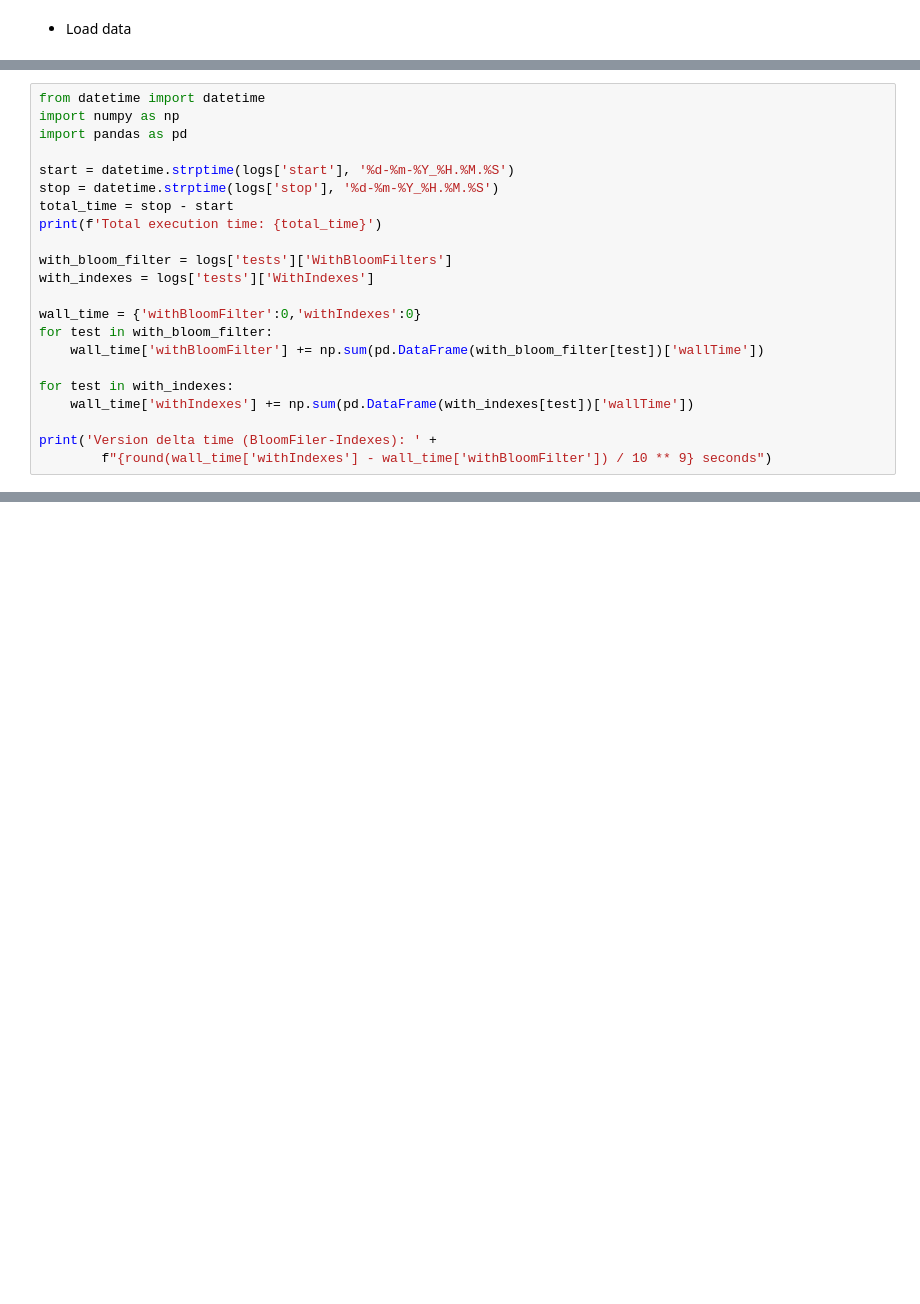
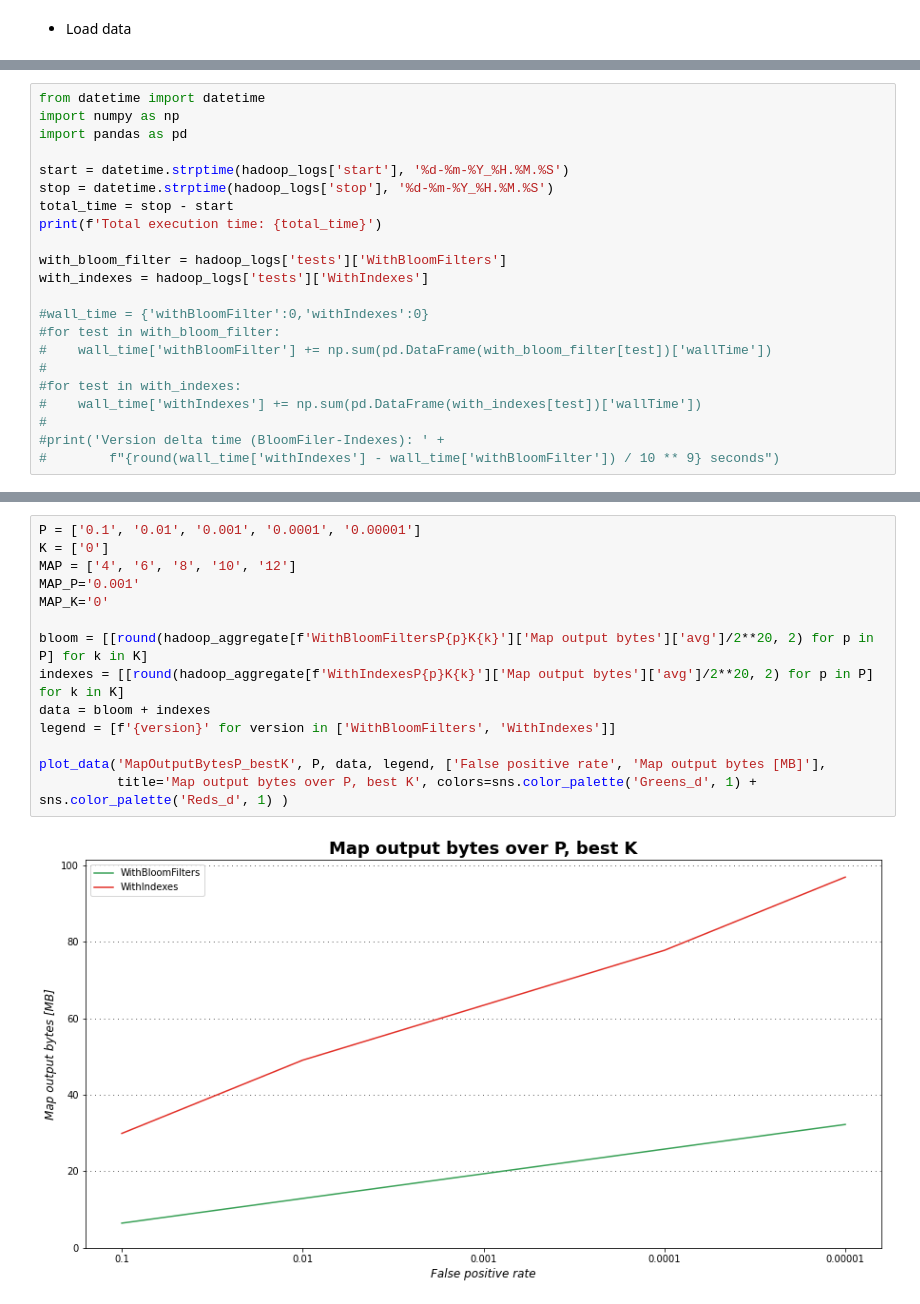
Before and after one commit to MPinna/MapReduceBloomFilter, a Jupyter notebook: dataAnalysis/data_analysis.ipynb, the cells around one changed output, grey strips where cells are left out. Drawn from its saved outputs; the diff is of its cells as text; blank space fills up the shorter version.

Commit message:
plots on map output bytes

```diff
--- a/dataAnalysis/data_analysis.ipynb
+++ b/dataAnalysis/data_analysis.ipynb
@@ -39,22 +41,22 @@ from datetime import datetime
 import numpy as np
 import pandas as pd
 
-start = datetime.strptime(logs['start'], '%d-%m-%Y_%H.%M.%S')
-stop = datetime.strptime(logs['stop'], '%d-%m-%Y_%H.%M.%S')
+start = datetime.strptime(hadoop_logs['start'], '%d-%m-%Y_%H.%M.%S')
+stop = datetime.strptime(hadoop_logs['stop'], '%d-%m-%Y_%H.%M.%S')
 total_time = stop - start
 print(f'Total execution time: {total_time}')
 
-with_bloom_filter = logs['tests']['WithBloomFilters']
-with_indexes = logs['tests']['WithIndexes']
+with_bloom_filter = hadoop_logs['tests']['WithBloomFilters']
+with_indexes = hadoop_logs['tests']['WithIndexes']
 
-wall_time = {'withBloomFilter':0,'withIndexes':0}
-for test in with_bloom_filter:
-    wall_time['withBloomFilter'] += np.sum(pd.DataFrame(with_bloom_filter[test])['wallTime'])
-
-for test in with_indexes:
-    wall_time['withIndexes'] += np.sum(pd.DataFrame(with_indexes[test])['wallTime'])
-
-print('Version delta time (BloomFiler-Indexes): ' +
-        f"{round(wall_time['withIndexes'] - wall_time['withBloomFilter']) / 10 ** 9} seconds")
+#wall_time = {'withBloomFilter':0,'withIndexes':0}
+#for test in with_bloom_filter:
+#    wall_time['withBloomFilter'] += np.sum(pd.DataFrame(with_bloom_filter[test])['wallTime'])
+#
+#for test in with_indexes:
+#    wall_time['withIndexes'] += np.sum(pd.DataFrame(with_indexes[test])['wallTime'])
+#
+#print('Version delta time (BloomFiler-Indexes): ' +
+#        f"{round(wall_time['withIndexes'] - wall_time['withBloomFilter']) / 10 ** 9} seconds")
 # %% [output]
 Total execution time: 5:31:54
@@ -61,0 +247,16 @@ Version delta time (BloomFiler-Indexes): 703.355039628 seconds
+# %%
+P = ['0.1', '0.01', '0.001', '0.0001', '0.00001']
+K = ['0']
+MAP = ['4', '6', '8', '10', '12']
+MAP_P='0.001'
+MAP_K='0'
+
+bloom = [[round(hadoop_aggregate[f'WithBloomFiltersP{p}K{k}']['Map output bytes']['avg']/2**20, 2) for p in P] for k in K]
+indexes = [[round(hadoop_aggregate[f'WithIndexesP{p}K{k}']['Map output bytes']['avg']/2**20, 2) for p in P] for k in K]
+data = bloom + indexes
+legend = [f'{version}' for version in ['WithBloomFilters', 'WithIndexes']]
+
+plot_data('MapOutputBytesP_bestK', P, data, legend, ['False positive rate', 'Map output bytes [MB]'],
+          title='Map output bytes over P, best K', colors=sns.color_palette('Greens_d', 1) + sns.color_palette('Reds_d', 1) )
+# %% [output]
+[figure, added]
```
Also changed, not shown: parts of 19 cells of this notebook, 1 other file.
